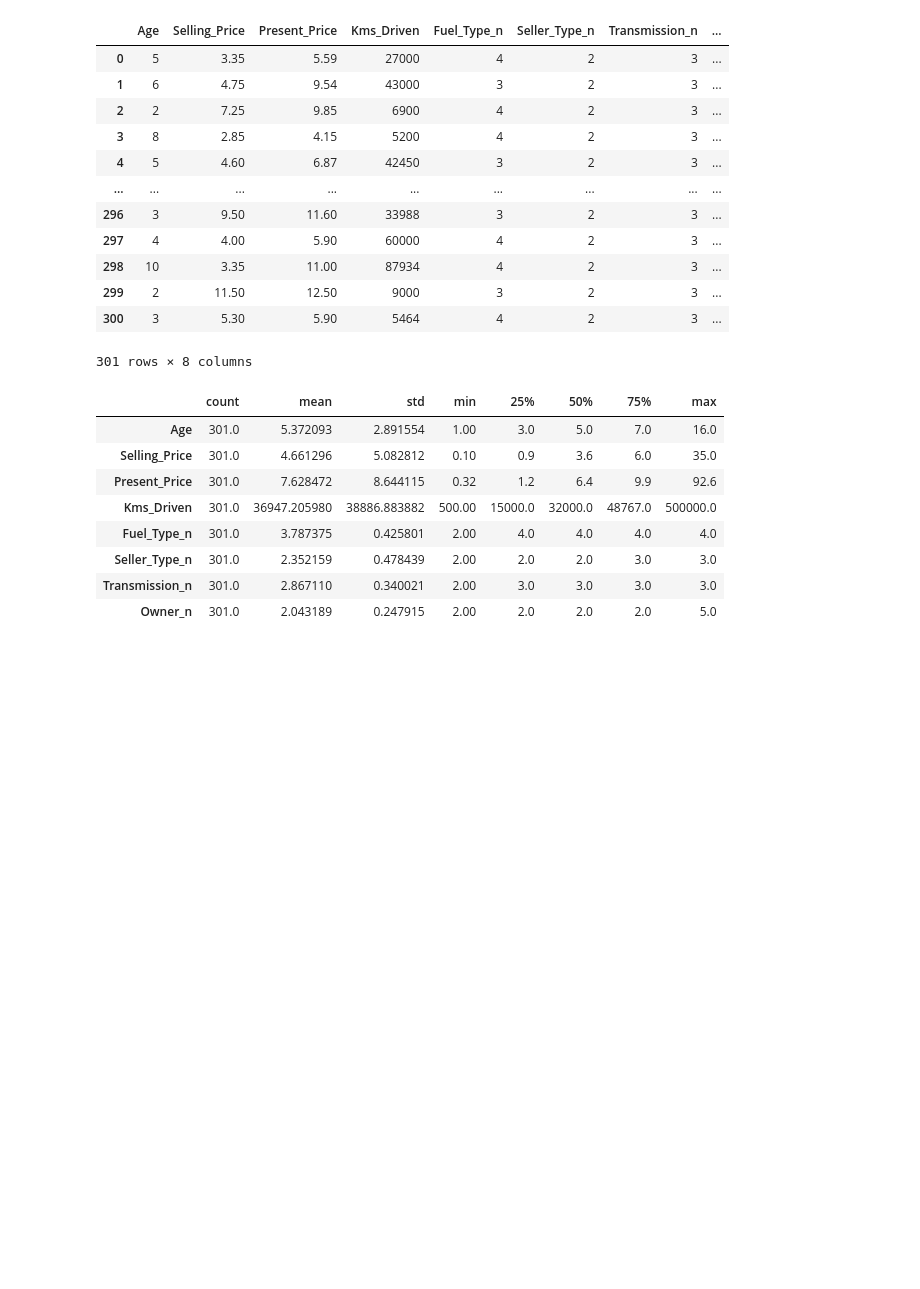
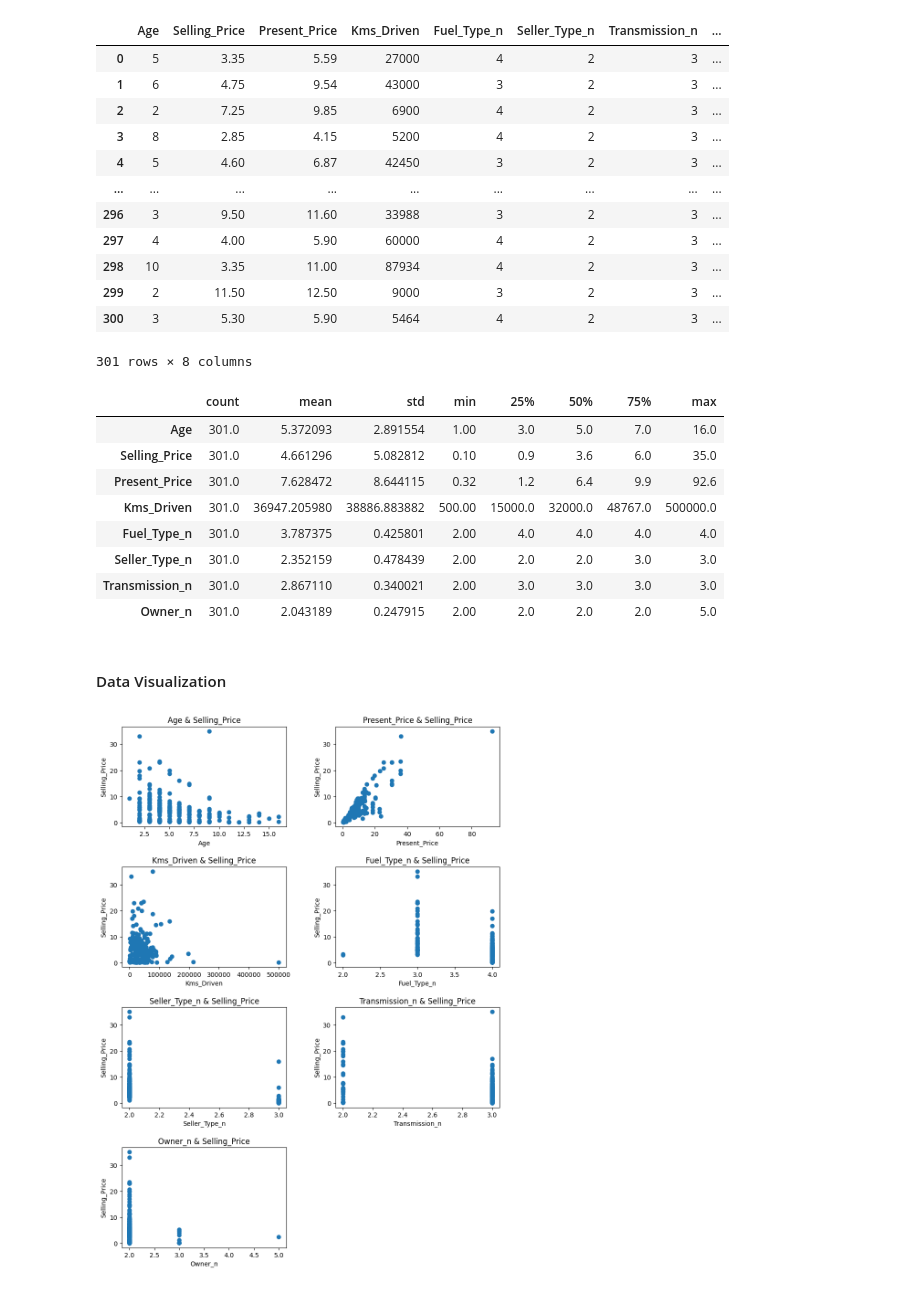
Before and after one commit to mohamadrahdan/Regression-Model-Improving-Accuracy, a Jupyter notebook: Linear Regression model.ipynb, the cells around one changed output. Saved outputs shown, nothing was run; the diff lists cells and outputs as text; code cells hidden in the pictures; blank space fills up the shorter version.

Commit message:
data Visualization

```diff
--- a/Linear Regression model.ipynb
+++ b/Linear Regression model.ipynb
@@ -86,3 +86,25 @@ df.describe().T
 | Seller_Type_n | 301.0 | 2.352159 | 0.478439 | 2.00 | 2.0 | 2.0 | 3.0 | 3.0 |
 | Transmission_n | 301.0 | 2.867110 | 0.340021 | 2.00 | 3.0 | 3.0 | 3.0 | 3.0 |
 | Owner_n | 301.0 | 2.043189 | 0.247915 | 2.00 | 2.0 | 2.0 | 2.0 | 5.0 |
+# %% [markdown]
+ #### Data Visualization
+# %%
+variables = ['Age', 'Present_Price', 'Kms_Driven', 'Fuel_Type_n', 'Seller_Type_n', 'Transmission_n', 'Owner_n']
+num_plots = len(variables)
+num_rows = 4
+num_cols = 2
+fig, axs = plt.subplots(num_rows, num_cols, figsize=(9, 12))
+fig.tight_layout()
+for i, var in enumerate(variables):
+    row = i // num_cols
+    col = i % num_cols
+    axs[row, col].scatter(df[var], df['Selling_Price'])
+    axs[row, col].set_xlabel(var)
+    axs[row, col].set_ylabel('Selling_Price')
+    axs[row, col].set_title(f'{var} & Selling_Price')
+for i in range(num_plots, num_rows * num_cols):
+    fig.delaxes(axs.flatten()[i])
+plt.subplots_adjust(wspace=0.3, hspace=0.4)
+plt.show()
+# %% [output]
+[figure, added]
```
